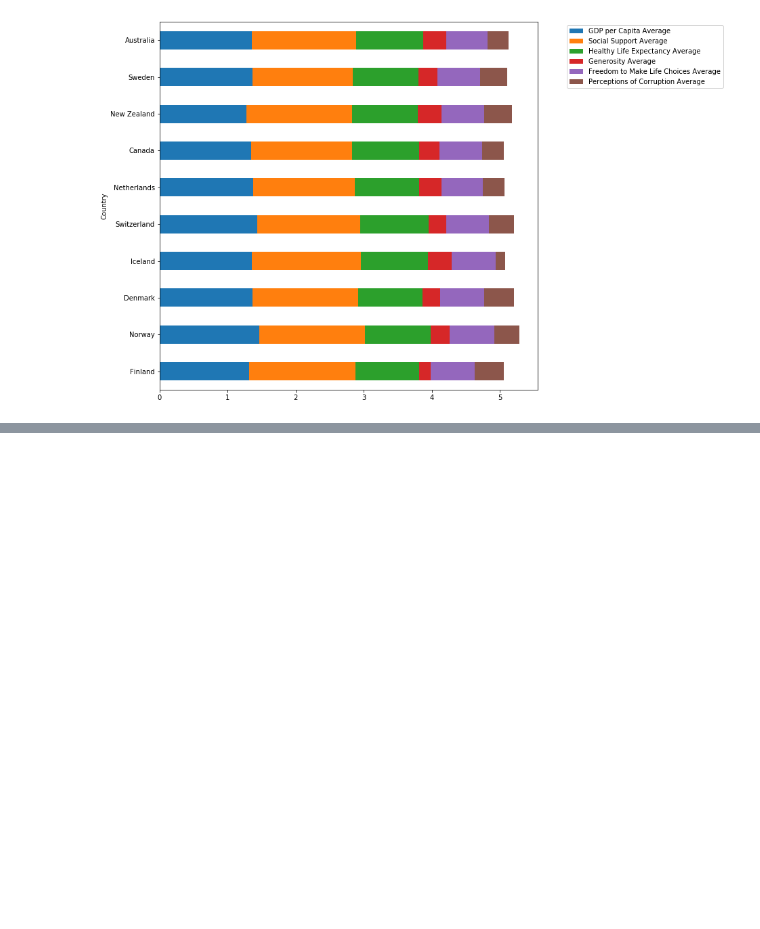
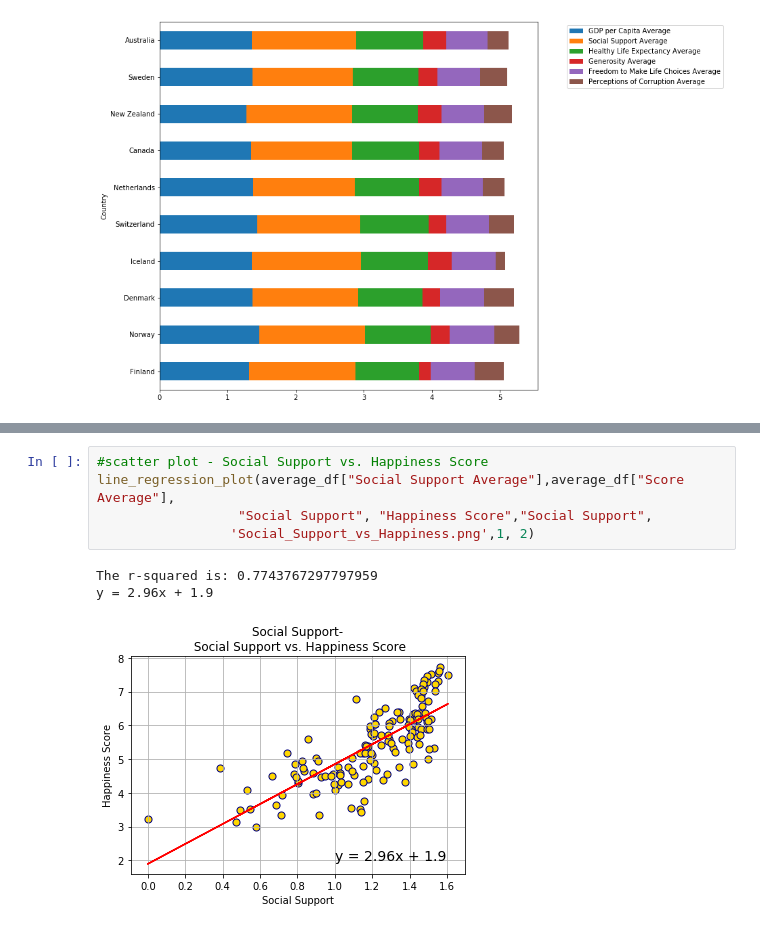
Before and after one commit to nbolt1989/Group_Project_1, a Jupyter notebook: Time for Happiness.ipynb, the cells around one changed output, grey strips where cells are left out. Cells and saved outputs as stored; diff of their text form; blank space fills up the shorter version.

```diff
--- a/Time for Happiness.ipynb
+++ b/Time for Happiness.ipynb
@@ -304,0 +332,9 @@ plt.show()
+# %%
+#scatter plot - Social Support vs. Happiness Score
+line_regression_plot(average_df["Social Support Average"],average_df["Score Average"],
+                  "Social Support", "Happiness Score","Social Support",
+                 'Social_Support_vs_Happiness.png',1, 2)
+# %% [output]
+The r-squared is: 0.7743767297797959
+y = 2.96x + 1.9
+[figure, added]
```
Also changed, not shown: parts of 7 cells of this notebook, 6 other files.
